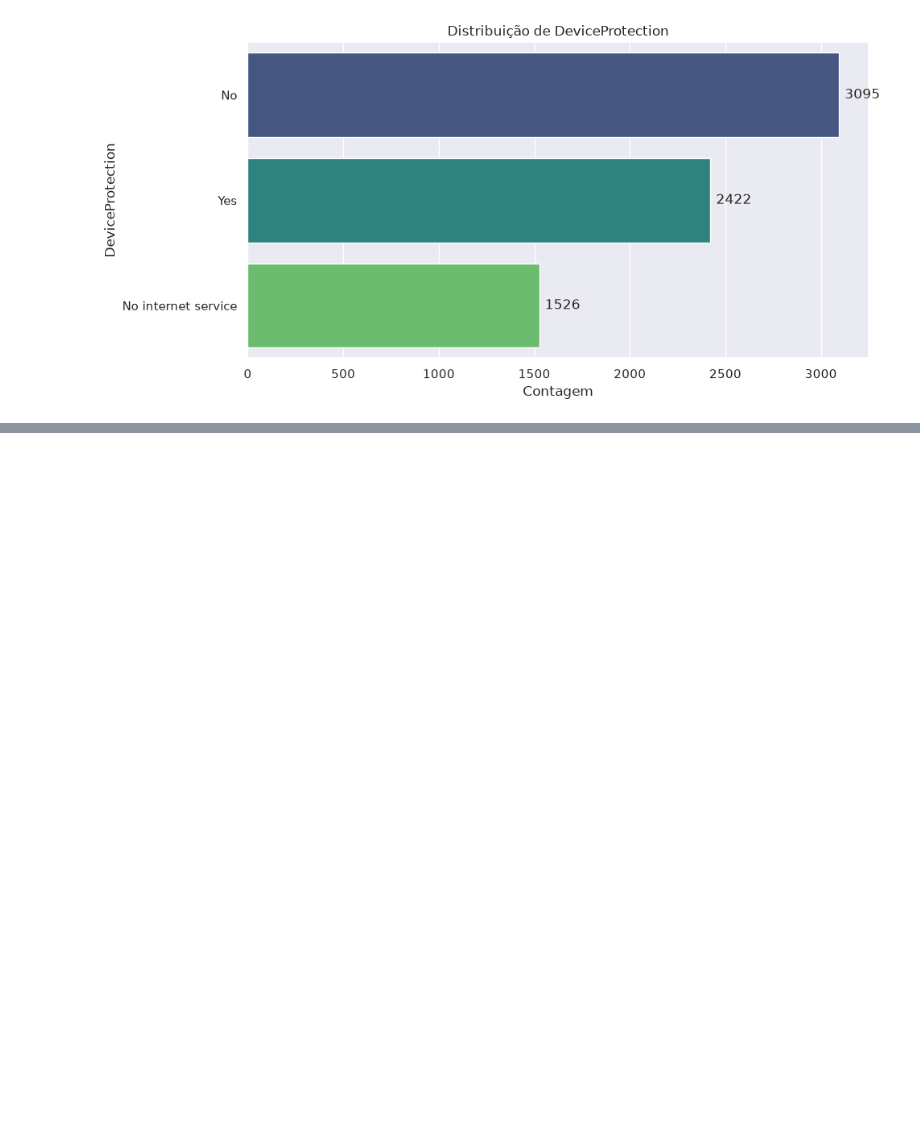
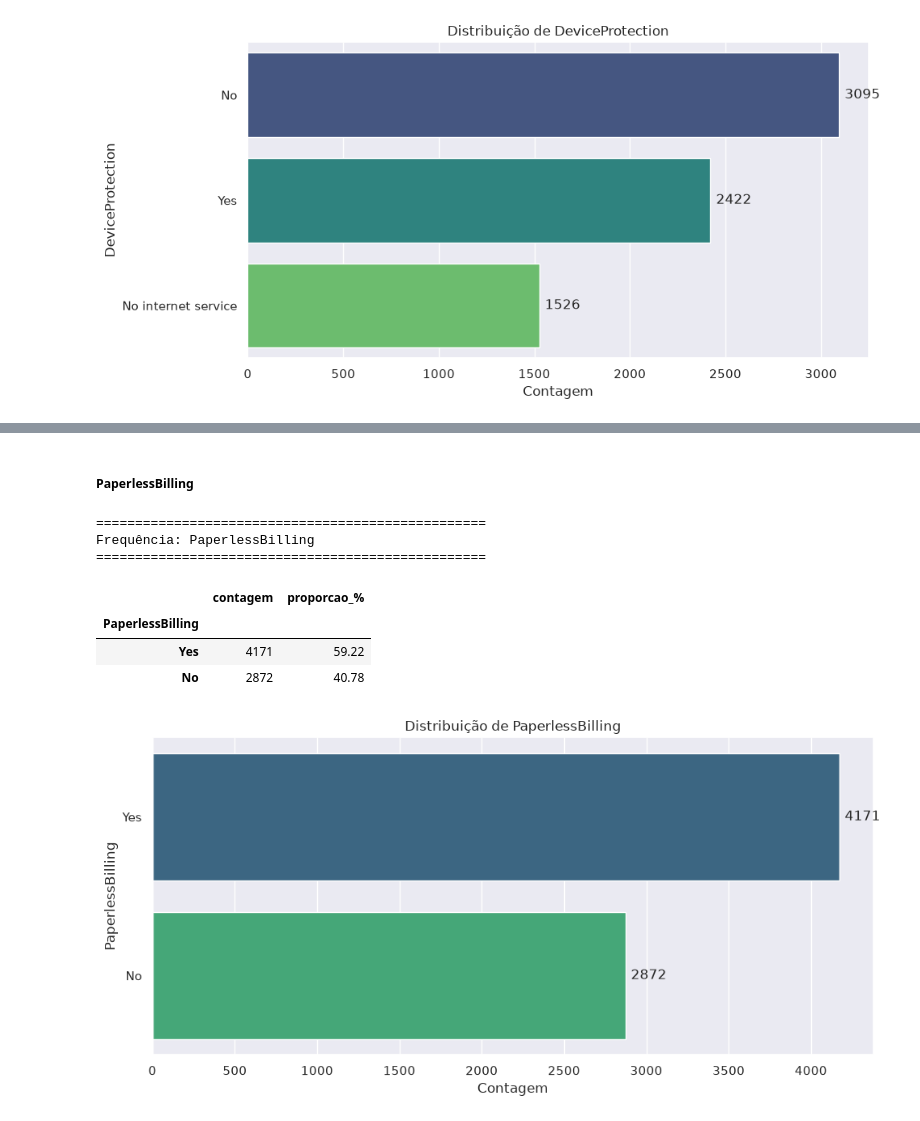
Before and after one commit to j2evaldo/modelo_exploracao, a Jupyter notebook: notebooks/00_analise_univariada.ipynb, the cells around one changed output, grey strips where cells are left out. Saved outputs shown, nothing was run; the diff lists cells and outputs as text; code cells hidden in the pictures; blank space fills up the shorter version.

```diff
--- a/notebooks/00_analise_exploratoria.ipynb
+++ b/notebooks/00_analise_univariada.ipynb
@@ -251,0 +291,13 @@ df2.select_dtypes(include='str').head(1)
+# %% [markdown]
+##### **PaperlessBilling**
+# %%
+exp.analise_univariada_categorica('PaperlessBilling')
+# %% [output]
+==================================================
+Frequência: PaperlessBilling
+==================================================
+|  | contagem | proporcao_% |
+| PaperlessBilling |  |  |
+| Yes | 4171 | 59.22 |
+| No | 2872 | 40.78 |
+[figure, added]
```
Also changed, not shown: parts of 12 cells of this notebook, 6 other files.
